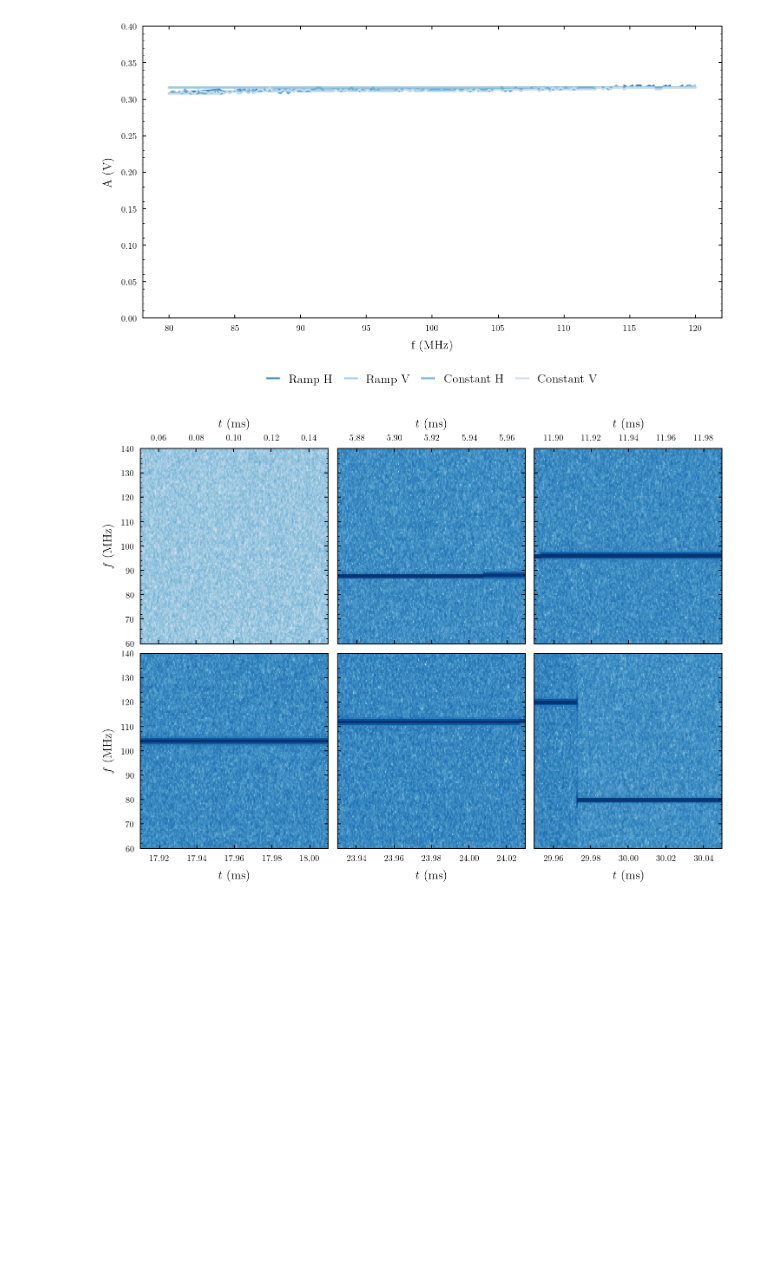
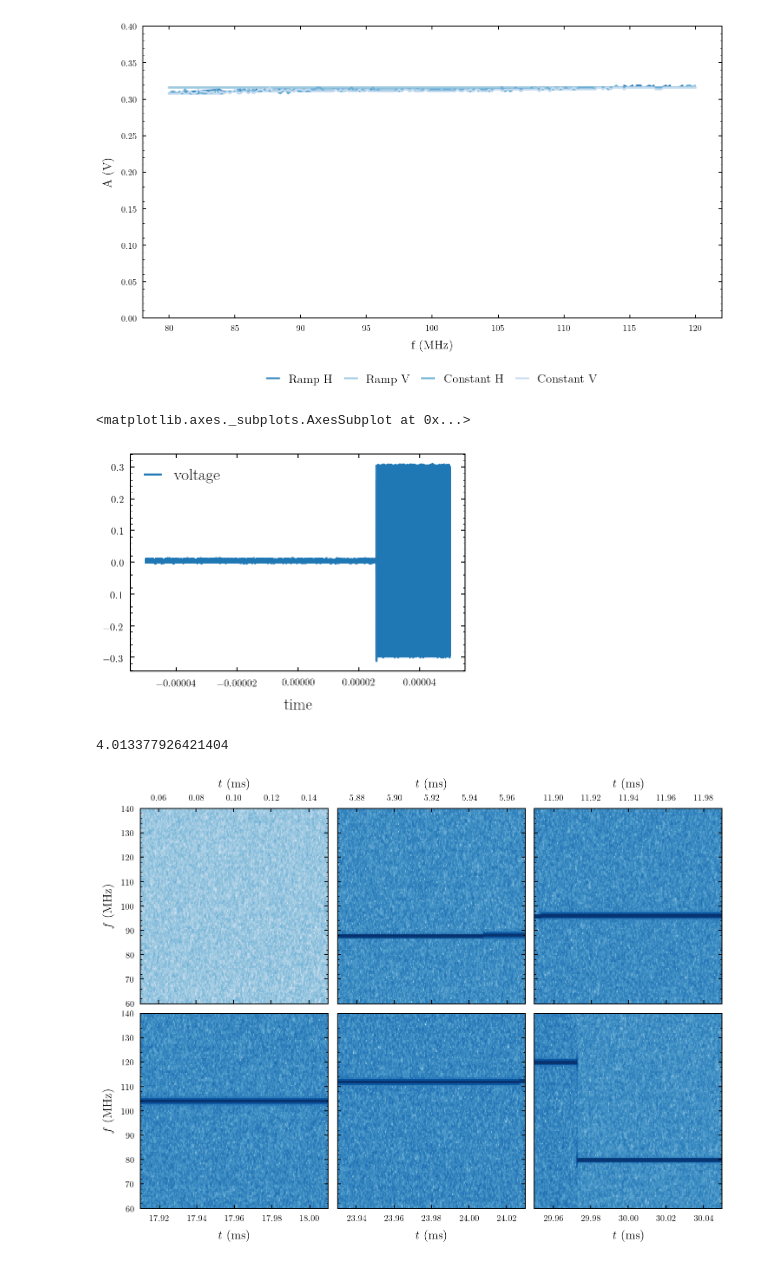
Before and after one commit to bodokaiser/bachelor-thesis, a Jupyter notebook: notebook/evaluation/signal-synthesis.ipynb, the cells around one changed output. Drawn from its saved outputs; the diff is of its cells as text; code cells hidden in the pictures; blank space fills up the shorter version.

```diff
--- a/notebook/evaluation/signal-synthesis.ipynb
+++ b/notebook/evaluation/signal-synthesis.ipynb
@@ -145,6 +139,15 @@ plt.savefig(os.path.join(figuredir, 'response.pgf'))
 plt.show()
 # %% [output]
 [figure]
+# %%
+runs['horizontal'][delays[40]].plot('time', 'voltage')
+# %% [output]
+<matplotlib.axes._subplots.AxesSubplot at 0x...>
+[figure, added]
+# %%
+delays[40] / 1e-3
+# %% [output]
+4.013377926421404
 # %%
 from matplotlib import mlab
 
```
Also changed, not shown: parts of 7 cells of this notebook, 9 other files.
